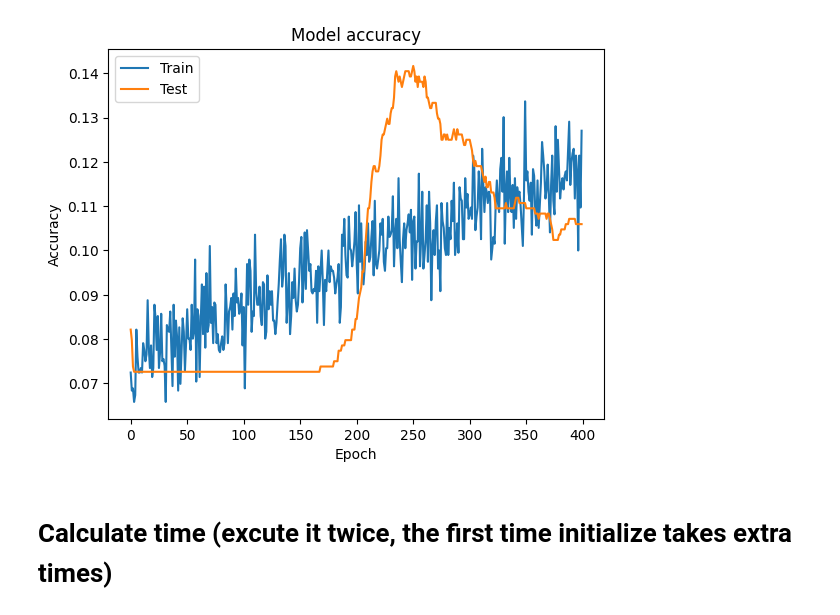
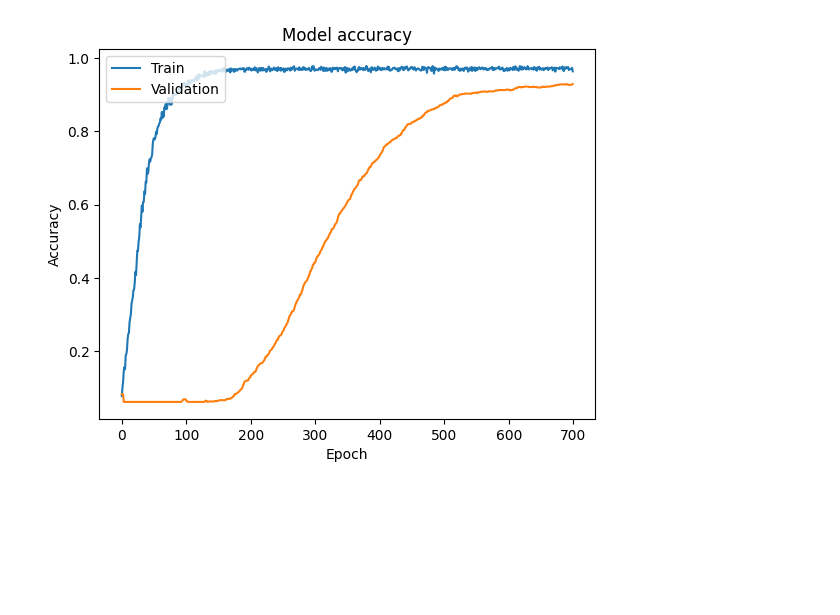
Before and after one commit to NaturalStupidlty/DD-Net, a Jupyter notebook: notebooks/train.ipynb, the cells around one changed output. Saved outputs shown, nothing was run; the diff lists cells and outputs as text; code cells hidden in the pictures; blank space fills up the shorter version.

Commit message:
Code refactoring
Updated training notebook. Now it is much more readable

```diff
--- a/notebooks/train.ipynb
+++ b/notebooks/train.ipynb
@@ -197,12 +181,11 @@ Y_test = np.stack(Y_test)
 # %%
-lr = 1e-5
+lr = 1e-3
 DD_Net.compile(loss="categorical_crossentropy",
                optimizer=keras.optimizers.legacy.Adam(lr),
                metrics=['accuracy'])
 # %%
-def train(DD_Net, Train, C, X_test_0, X_test_1, Y_test, epochs=100):
+def train(model, X_train, Y_train, X_valid, Y_valid, epochs=100):
     callbacks = []
-    history = {'loss': [], 'val_loss': [], 'accuracy': [], 'val_accuracy': []}
     lr_scheduler = keras.callbacks.ReduceLROnPlateau(monitor='loss',
                                                      factor=0.5,
                                                      patience=5,
@@ -210,15 +193,14 @@ def train(DD_Net, Train, C, X_test_0, X_test_1, Y_test, epochs=100):
                                                      min_lr=5e-6)
     callbacks.append(lr_scheduler)
 
-    history = DD_Net.fit([X_0,X_1],Y,
-                        batch_size=len(Y),
-                        epochs=400,
+    history = model.fit(X_train,
+                        Y_train,
+                        batch_size=len(Y_train),
+                        epochs=epochs,
                         verbose=True,
                         shuffle=True,
                         callbacks=callbacks,
-                        validation_data=([X_test_0,X_test_1],Y_test)
+                        validation_data=(X_valid, Y_valid)
                         )
 
-    return DD_Net, history
+    return model, history
-# %%
-DD_Net, history = train(DD_Net, Train, C, X_test_0, X_test_1, Y_test, epochs=100)
@@ -245,0 +207,2 @@ Epoch 400/400
+# %%
+DD_Net, training_history = train(DD_Net, X_train, Y_train, X_valid, Y_valid, epochs=700)
@@ -247,16 +231,14 @@ Epoch 400/400
 DD_Net.save_weights('../models/ddnet.h5')
 # %%
 # Plot training & validation accuracy values
-plt.plot(history.history['accuracy'])
-plt.plot(history.history['val_accuracy'])
+plt.plot(training_history.history['accuracy'])
+plt.plot(training_history.history['val_accuracy'])
 plt.title('Model accuracy')
 plt.ylabel('Accuracy')
 plt.xlabel('Epoch')
-plt.legend(['Train', 'Test'], loc='upper left')
+plt.legend(['Train', 'Validation'], loc='upper left')
 plt.show()
 # %% [output]
-[figure, old version]
+[figure, new version]
-# %% [markdown]
-# Calculate time (excute it twice, the first time initialize takes extra times)
 # %%
 start_time = time.time()
```
Also changed, not shown: parts of 20 cells of this notebook.
